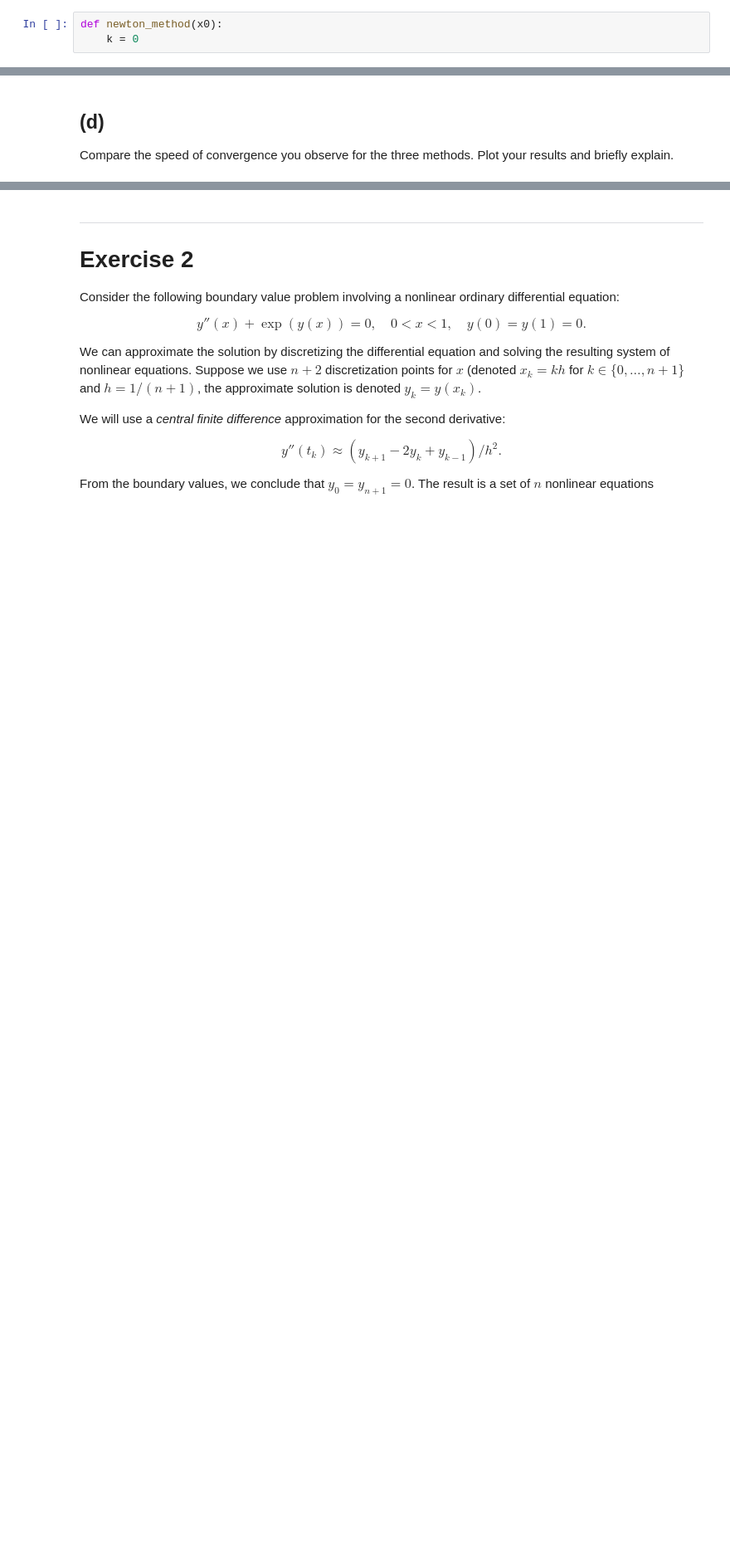
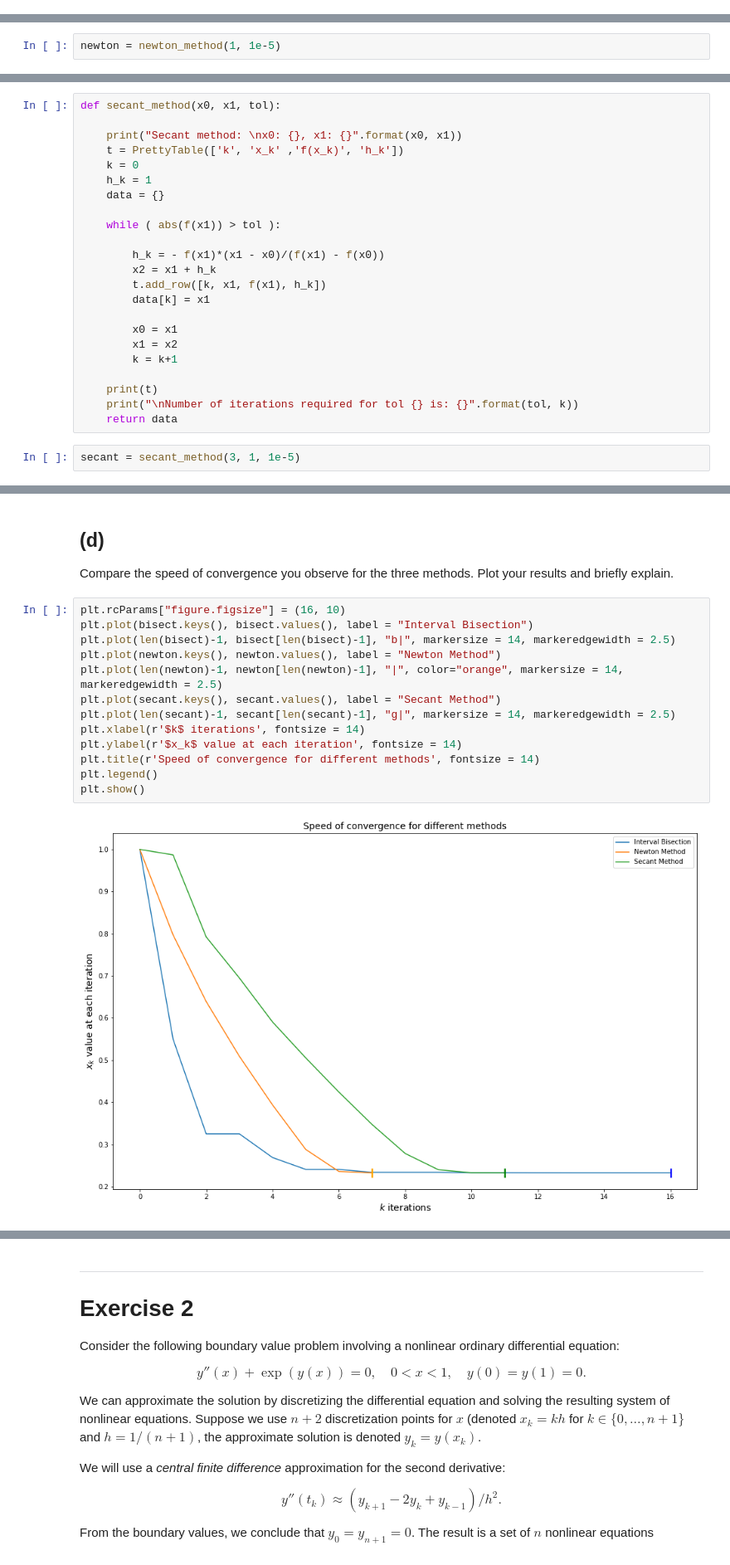
Before and after one commit to tharangni/num-alg-2018, a Jupyter notebook: hw5/Homework+Assignment+5.ipynb, the cells around one changed output, grey strips where cells are left out. Shown at 83% size. Drawn from its saved outputs; the diff is of its cells as text; blank space fills up the shorter version.

```diff
--- a/hw5/Homework+Assignment+5.ipynb
+++ b/hw5/Homework+Assignment+5.ipynb
@@ -76,6 +82,3 @@ Number of iterations required for tol 0.0001 is: 14.0
 # %% [markdown]
 ## (b)
 Using newton's method.
-# %%
-def newton_method(x0):
-    k = 0
@@ -81,0 +108,2 @@ def newton_method(x0):
+# %%
+newton = newton_method(1, 1e-5)
@@ -82,3 +127,28 @@ def newton_method(x0):
 # %% [markdown]
 ## (c)
 Using the secant method.
+# %%
+def secant_method(x0, x1, tol):
+
+    print("Secant method: \nx0: {}, x1: {}".format(x0, x1))
+    t = PrettyTable(['k', 'x_k' ,'f(x_k)', 'h_k'])
+    k = 0
+    h_k = 1
+    data = {}
+
+    while ( abs(f(x1)) > tol ):
+
+        h_k = - f(x1)*(x1 - x0)/(f(x1) - f(x0))
+        x2 = x1 + h_k
+        t.add_row([k, x1, f(x1), h_k])
+        data[k] = x1
+
+        x0 = x1
+        x1 = x2
+        k = k+1
+
+    print(t)
+    print("\nNumber of iterations required for tol {} is: {}".format(tol, k))
+    return data
+# %%
+secant = secant_method(3, 1, 1e-5)
@@ -85,3 +176,18 @@ Using the secant method.
 # %% [markdown]
 ## (d)
 Compare the speed of convergence you observe for the three methods. Plot your results and briefly explain.
+# %%
+plt.rcParams["figure.figsize"] = (16, 10)
+plt.plot(bisect.keys(), bisect.values(), label = "Interval Bisection")
+plt.plot(len(bisect)-1, bisect[len(bisect)-1], "b|", markersize = 14, markeredgewidth = 2.5)
+plt.plot(newton.keys(), newton.values(), label = "Newton Method")
+plt.plot(len(newton)-1, newton[len(newton)-1], "|", color="orange", markersize = 14, markeredgewidth = 2.5)
+plt.plot(secant.keys(), secant.values(), label = "Secant Method")
+plt.plot(len(secant)-1, secant[len(secant)-1], "g|", markersize = 14, markeredgewidth = 2.5)
+plt.xlabel(r'$k$ iterations', fontsize = 14)
+plt.ylabel(r'$x_k$ value at each iteration', fontsize = 14)
+plt.title(r'Speed of convergence for different methods', fontsize = 14)
+plt.legend()
+plt.show()
+# %% [output]
+[figure, added]
```
Also changed, not shown: parts of 7 cells of this notebook.
